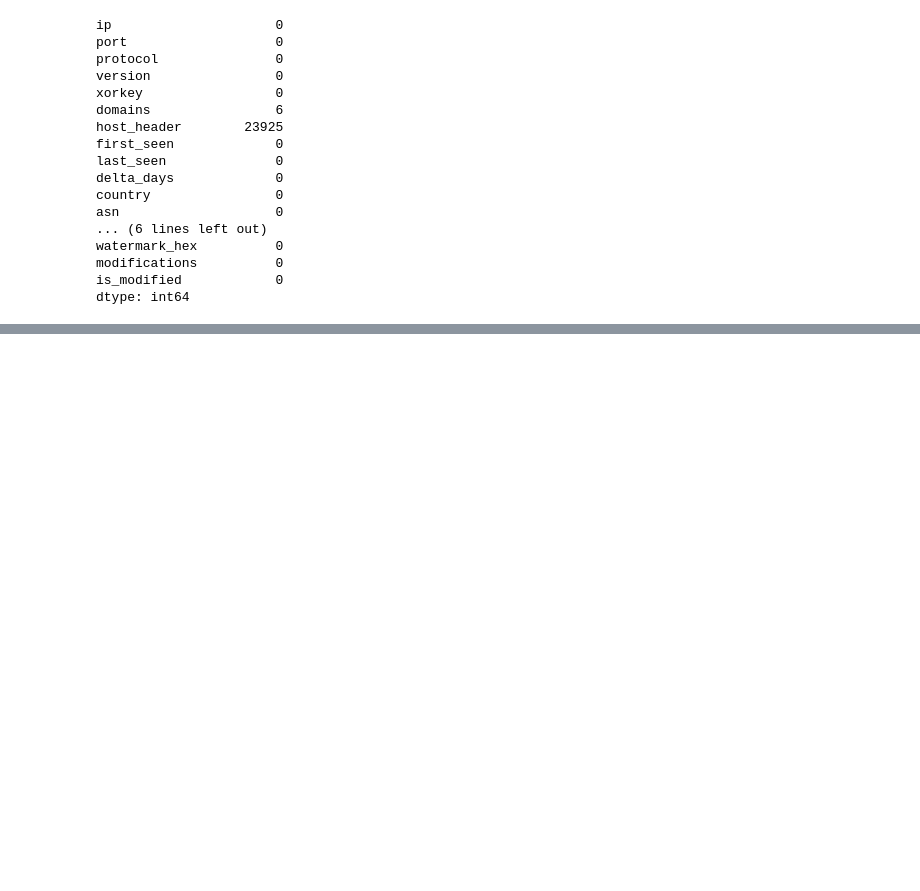
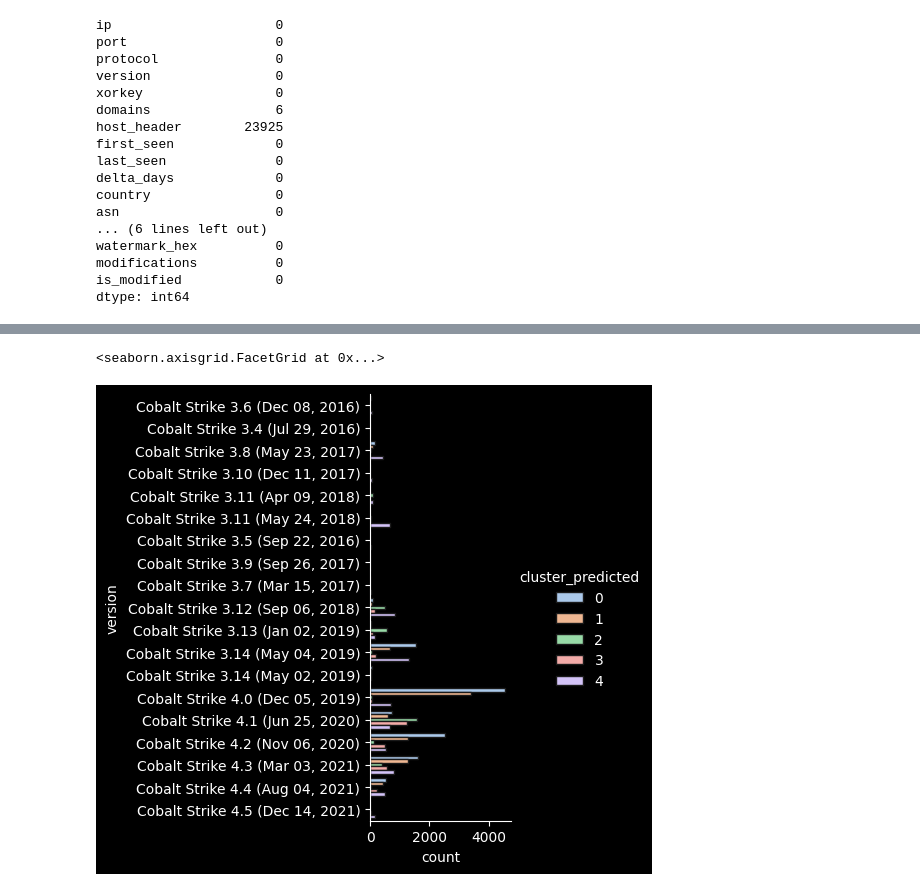
Before and after one commit to clivoa/cobaltstrikekmodes, a Jupyter notebook: kmodes_analysis.ipynb, the cells around one changed output, grey strips where cells are left out. Saved outputs shown, nothing was run; the diff lists cells and outputs as text; code cells hidden in the pictures; blank space fills up the shorter version.

```diff
--- a/kmodes_analysis.ipynb
+++ b/kmodes_analysis.ipynb
@@ -139,0 +379,8 @@ data = df.fillna(0)
+# %%
+sns.catplot(
+    data=combinedDf, y='version', hue="cluster_predicted", kind="count",
+    palette="pastel", edgecolor=".10"
+)
+# %% [output]
+<seaborn.axisgrid.FacetGrid at 0x...>
+[figure, added]
```
Also changed, not shown: parts of 43 cells of this notebook, 1 other file.
